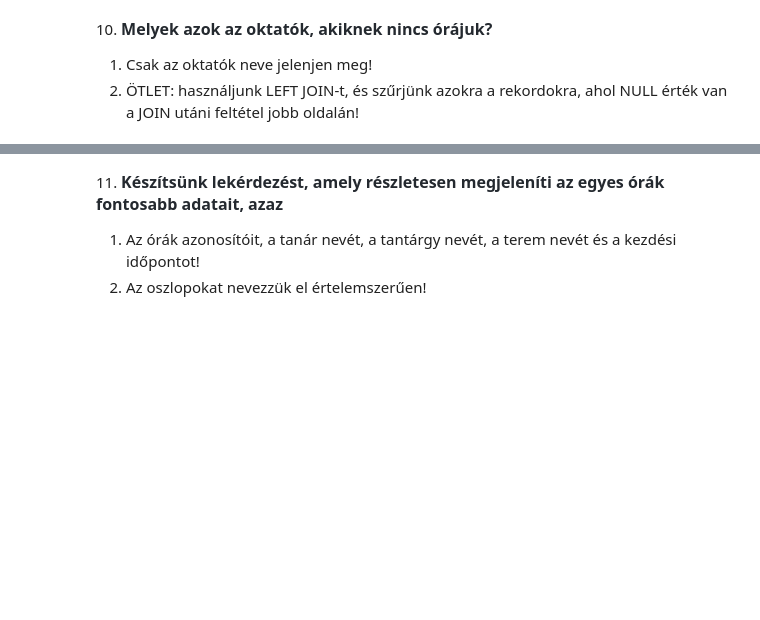
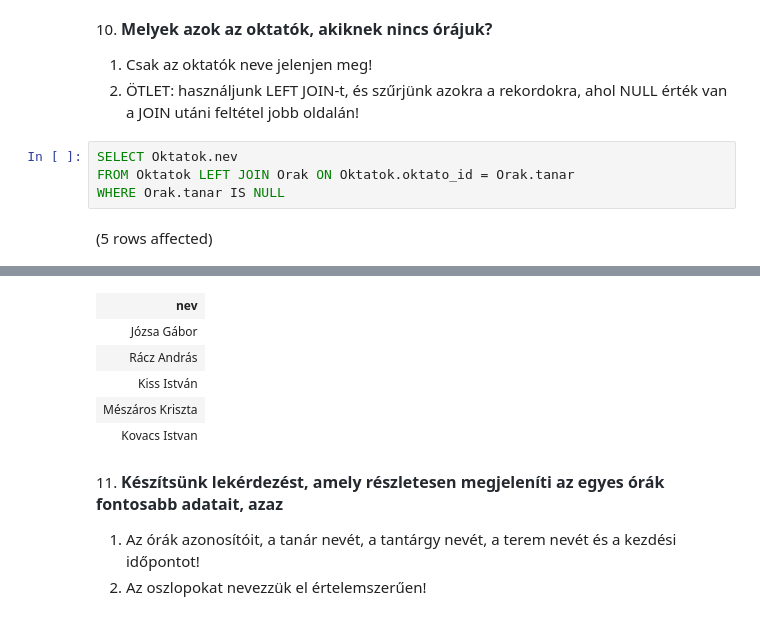
Before and after one commit to Dobo-Lilla/adatbazisok, a Jupyter notebook: gyakorlat02_feladatok .ipynb, the cells around one changed output, grey strips where cells are left out. Saved outputs shown, nothing was run; the diff lists cells and outputs as text; blank space fills up the shorter version.

```diff
--- a/gyakorlat02_feladatok .ipynb
+++ b/gyakorlat02_feladatok .ipynb
@@ -220,3 +220,9 @@ Total execution time: 00:00:00.054
 
 1. Csak az oktatók neve jelenjen meg!
 2. ÖTLET: használjunk LEFT JOIN-t, és szűrjünk azokra a rekordokra, ahol NULL érték van a JOIN utáni feltétel jobb oldalán!
+# %%
+SELECT Oktatok.nev
+FROM Oktatok LEFT JOIN Orak ON Oktatok.oktato_id = Orak.tanar
+WHERE Orak.tanar IS NULL
+# %% [output]
+(5 rows affected)
@@ -223,3 +230,9 @@ Total execution time: 00:00:00.054
+| nev |
+| Józsa Gábor |
+| Rácz András |
+| Kiss István |
+| Mészáros Kriszta |
+| Kovacs Istvan |
 # %% [markdown]
 11. <span style="font-weight: 600; color: rgb(36, 41, 47); font-family: -apple-system, BlinkMacSystemFont, &quot;Segoe UI&quot;, Helvetica, Arial, sans-serif, &quot;Apple Color Emoji&quot;, &quot;Segoe UI Emoji&quot;; font-size: 16px;">Készítsünk lekérdezést, amely részletesen megjeleníti az egyes órák fontosabb adatait, azaz</span>
 
```
Also changed, not shown: parts of 3 cells of this notebook.
